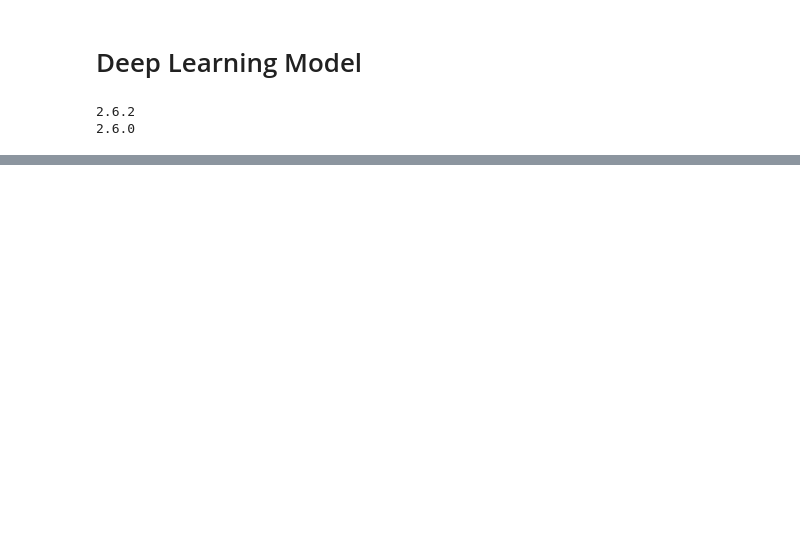
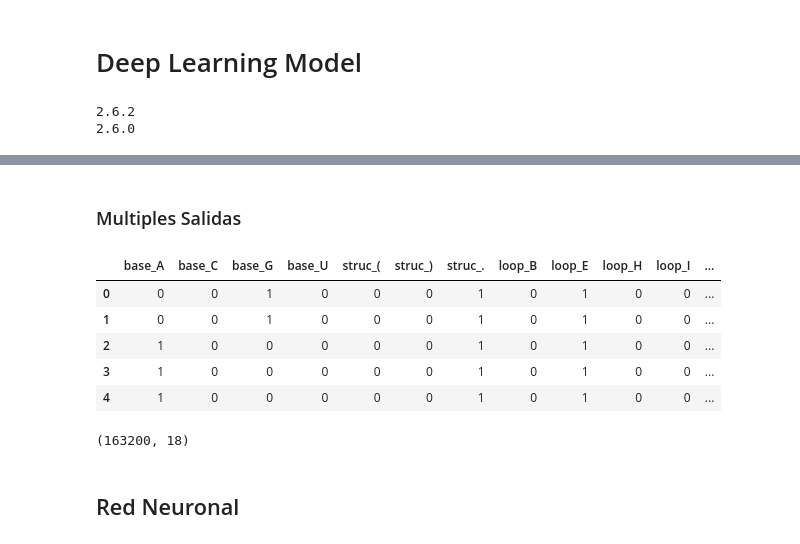
Before and after one commit to ErickDiaz/bioinformatics_python, a Jupyter notebook: covid/base_model.ipynb, the cells around one changed output, grey strips where cells are left out. Saved outputs shown, nothing was run; the diff lists cells and outputs as text; code cells hidden in the pictures; blank space fills up the shorter version.

```diff
--- a/covid/base_model.ipynb
+++ b/covid/base_model.ipynb
@@ -460,0 +657,2 @@ print(keras.__version__)
+# %% [markdown]
+### Multiples Salidas
@@ -460,0 +661,23 @@ print(keras.__version__)
+# %%
+seq = pd.get_dummies(train_data['sequence'], prefix='base')
+struc = pd.get_dummies(train_data['structure'], prefix='struc')
+loop = pd.get_dummies(train_data['predicted_loop_type'], prefix='loop')
+# %%
+x_train = pd.concat(
+    [seq, struc, loop, train_data[['A_percentage', 'G_percentage', 'C_percentage', 'U_percentage']]],
+    axis=1
+)
+x_train.head()
+# %% [output]
+|  | base_A | base_C | base_G | base_U | struc_( | struc_) | struc_. | loop_B | loop_E | loop_H | loop_I | ... |
+| 0 | 0 | 0 | 1 | 0 | 0 | 0 | 1 | 0 | 1 | 0 | 0 | ... |
+| 1 | 0 | 0 | 1 | 0 | 0 | 0 | 1 | 0 | 1 | 0 | 0 | ... |
+| 2 | 1 | 0 | 0 | 0 | 0 | 0 | 1 | 0 | 1 | 0 | 0 | ... |
+| 3 | 1 | 0 | 0 | 0 | 0 | 0 | 1 | 0 | 1 | 0 | 0 | ... |
+| 4 | 1 | 0 | 0 | 0 | 0 | 0 | 1 | 0 | 1 | 0 | 0 | ... |
+# %%
+x_train.shape
+# %% [output]
+(163200, 18)
+# %% [markdown]
+## Red Neuronal
```
Also changed, not shown: parts of 34 cells of this notebook.
